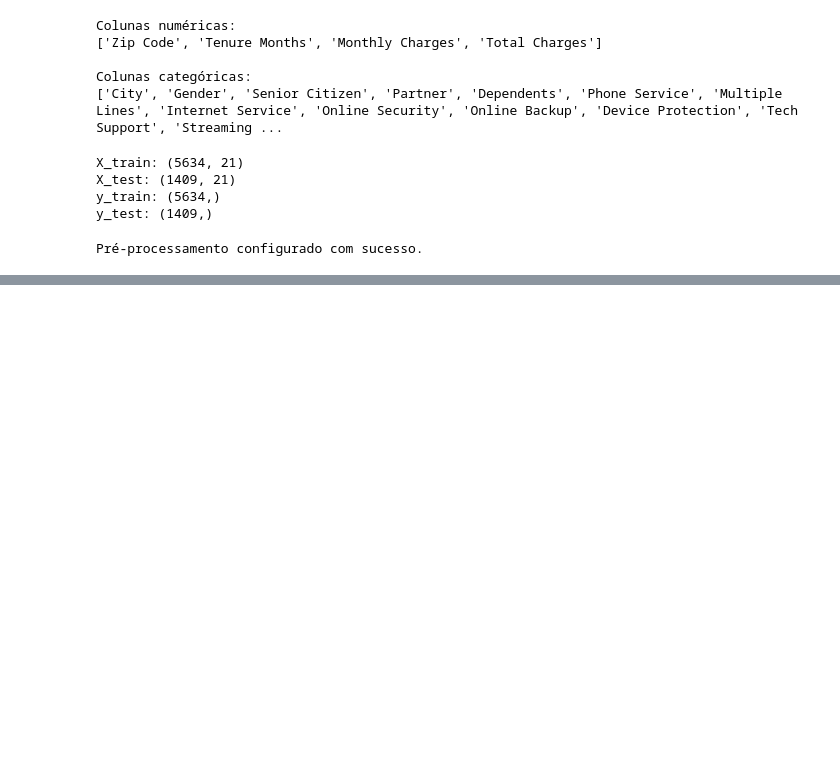
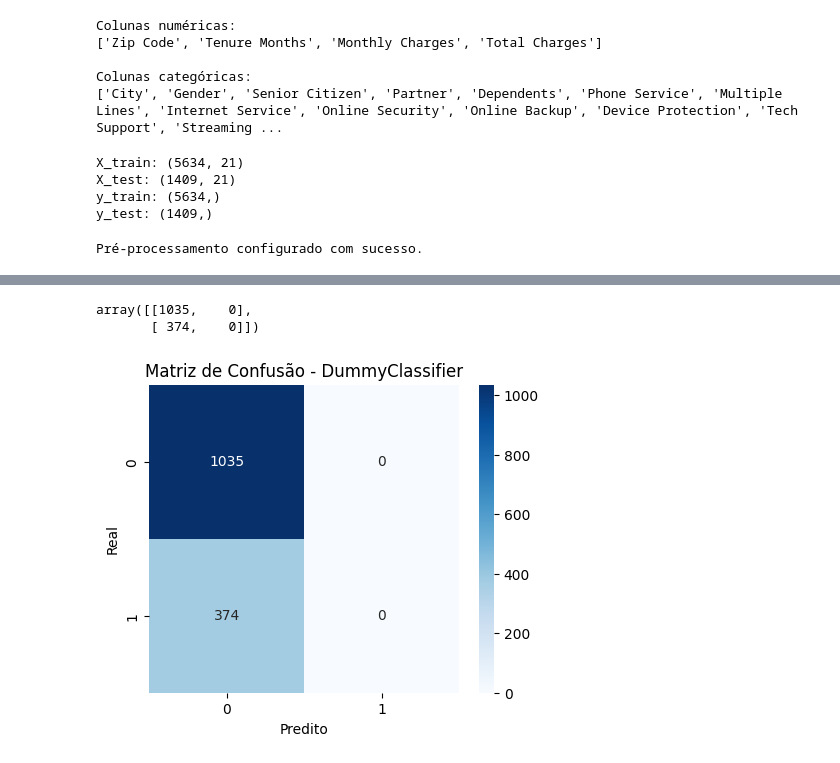
Before and after one commit to fabii2607/projeto-churn-ml, a Jupyter notebook: notebooks/02_baseline.ipynb, the cells around one changed output, grey strips where cells are left out. Saved outputs shown, nothing was run; the diff lists cells and outputs as text; code cells hidden in the pictures; blank space fills up the shorter version.

```diff
--- a/notebooks/02_baseline.ipynb
+++ b/notebooks/02_baseline.ipynb
@@ -192,0 +211,7 @@ print("Pré-processamento configurado com sucesso.")
+# %%
+dummy_model = Pipeline(steps=[
+    ('preprocessor', preprocessor),
+    ('classifier', DummyClassifier(strategy='most_frequent'))
+])
+# %%
+dummy_model.fit(X_train, y_train)
@@ -192,0 +236,3 @@ print("Pré-processamento configurado com sucesso.")
+# %%
+y_pred_dummy = dummy_model.predict(X_test)
+y_prob_dummy = dummy_model.predict_proba(X_test)[:, 1]
@@ -192,0 +249,6 @@ print("Pré-processamento configurado com sucesso.")
+# %%
+cm_dummy = confusion_matrix(y_test, y_pred_dummy)
+cm_dummy
+# %% [output]
+array([[1035,    0],
+       [ 374,    0]])
@@ -192,0 +258,9 @@ print("Pré-processamento configurado com sucesso.")
+# %%
+plt.figure(figsize=(5,4))
+sns.heatmap(cm_dummy, annot=True, fmt='d', cmap='Blues')
+plt.title('Matriz de Confusão - DummyClassifier')
+plt.xlabel('Predito')
+plt.ylabel('Real')
+plt.show()
+# %% [output]
+[figure, added]
```
Also changed, not shown: parts of 21 cells of this notebook, 1 other file.
